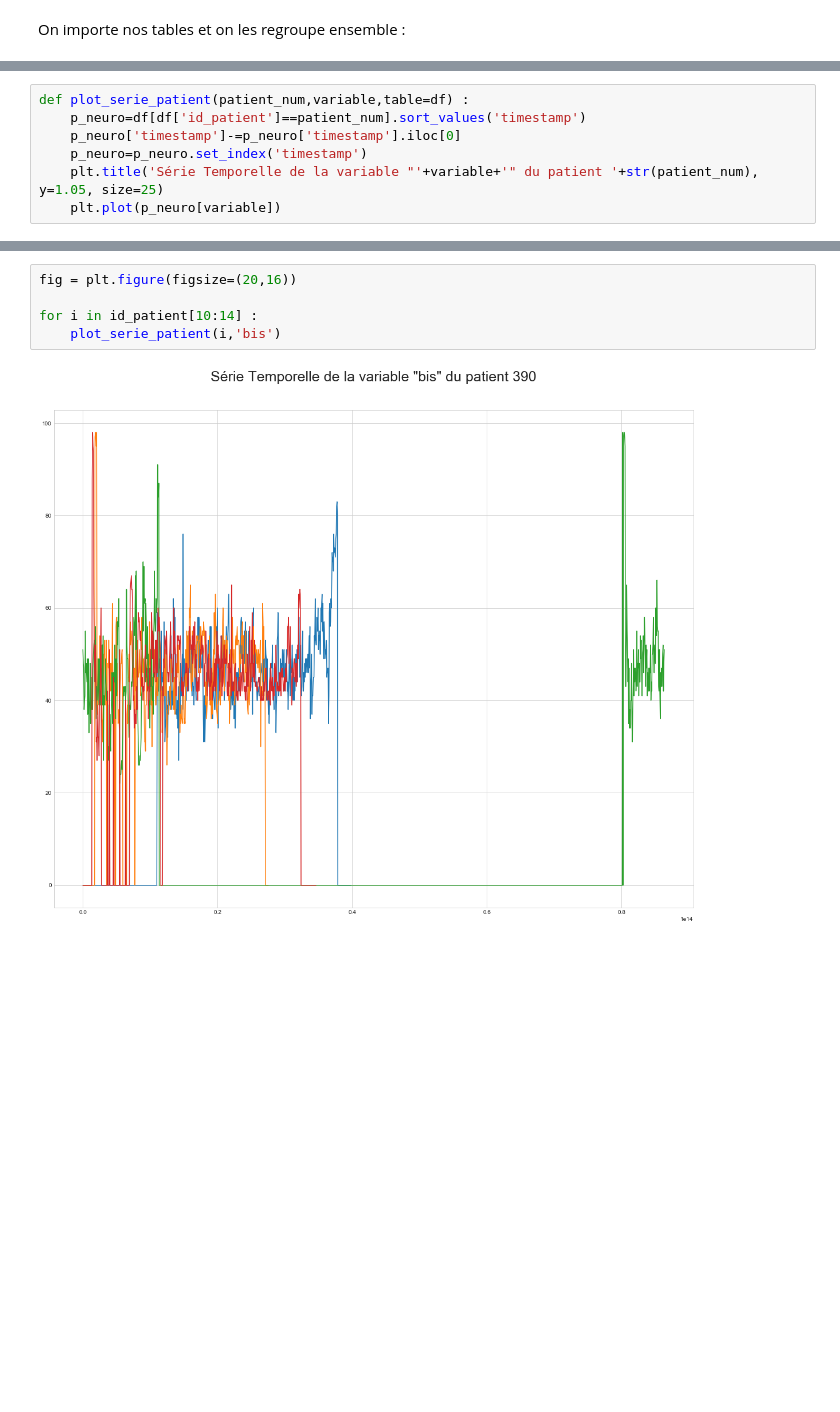
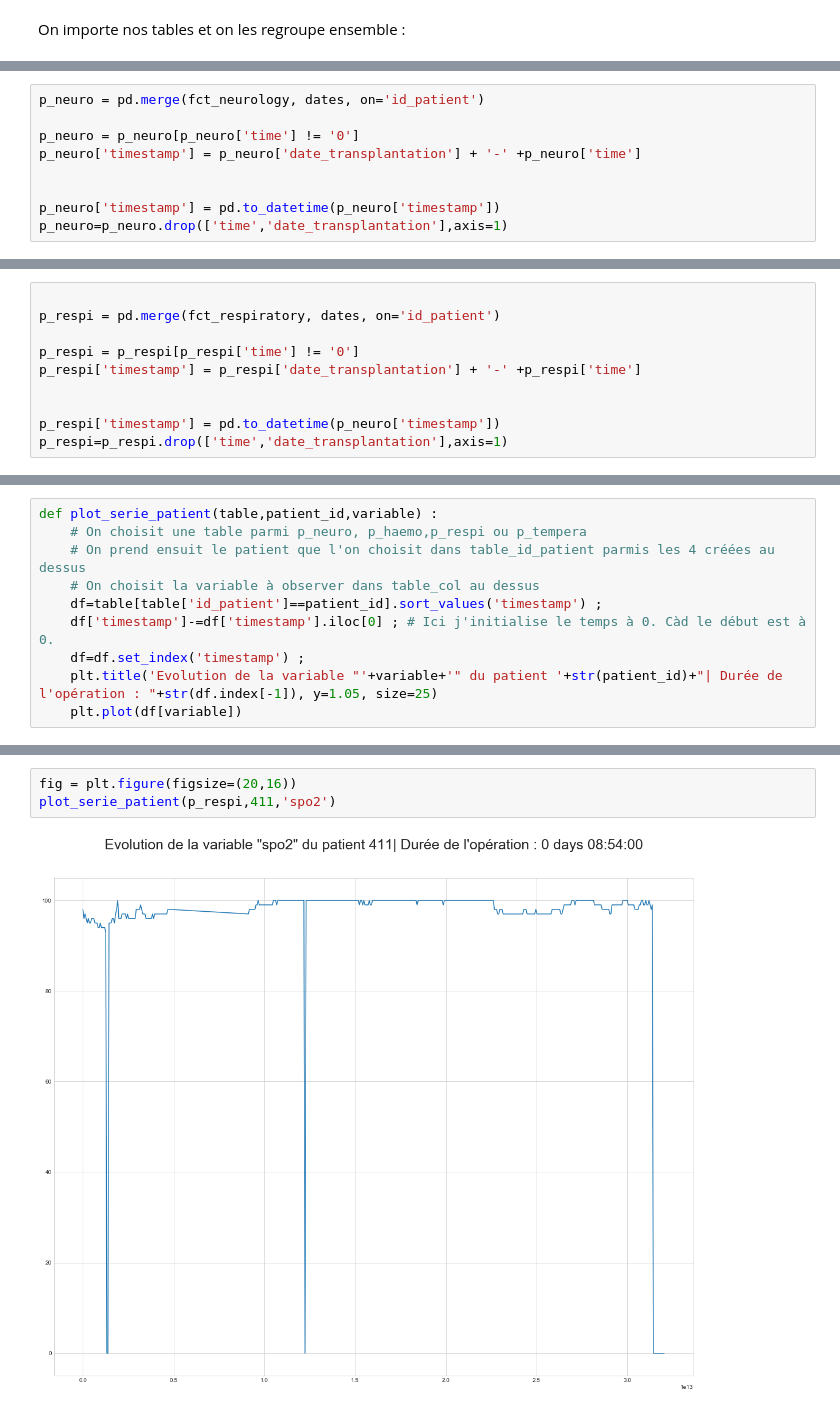
Before and after one commit to dataforgoodfr/batch_5_transplant, a Jupyter notebook: etudes_pierre/Séries Temps/Début Séries Temps.ipynb, the cells around one changed output, grey strips where cells are left out. Cells and saved outputs as stored; diff of their text form; blank space fills up the shorter version.

Commit message:
Nouveau jupyter sur visu time series

```diff
--- a/etudes_pierre/Séries Temps/Début Séries Temps.ipynb
+++ b/etudes_pierre/Séries Temps/Début Séries Temps.ipynb
@@ -55,0 +36,9 @@ array([381, 384, 372, 377, 370, 389, 388, 383, 373, 375, 382, 368, 371,
+# %%
+p_neuro = pd.merge(fct_neurology, dates, on='id_patient')
+
+p_neuro = p_neuro[p_neuro['time'] != '0']
+p_neuro['timestamp'] = p_neuro['date_transplantation'] + '-' +p_neuro['time']
+
+
+p_neuro['timestamp'] = pd.to_datetime(p_neuro['timestamp'])
+p_neuro=p_neuro.drop(['time','date_transplantation'],axis=1)
@@ -55,0 +54,10 @@ array([381, 384, 372, 377, 370, 389, 388, 383, 373, 375, 382, 368, 371,
+# %%
+
+p_respi = pd.merge(fct_respiratory, dates, on='id_patient')
+
+p_respi = p_respi[p_respi['time'] != '0']
+p_respi['timestamp'] = p_respi['date_transplantation'] + '-' +p_respi['time']
+
+
+p_respi['timestamp'] = pd.to_datetime(p_neuro['timestamp'])
+p_respi=p_respi.drop(['time','date_transplantation'],axis=1)
@@ -58,7 +85,10 @@ Je veux faire une fonction qui automatise le plot des séries temps
-# %%
-def plot_serie_patient(patient_num,variable,table=df) :
-    p_neuro=df[df['id_patient']==patient_num].sort_values('timestamp')
-    p_neuro['timestamp']-=p_neuro['timestamp'].iloc[0]
-    p_neuro=p_neuro.set_index('timestamp')
-    plt.title('Série Temporelle de la variable "'+variable+'" du patient '+str(patient_num), y=1.05, size=25)
-    plt.plot(p_neuro[variable])
+# %%
+def plot_serie_patient(table,patient_id,variable) :
+    # On choisit une table parmi p_neuro, p_haemo,p_respi ou p_tempera
+    # On prend ensuit le patient que l'on choisit dans table_id_patient parmis les 4 créées au dessus
+    # On choisit la variable à observer dans table_col au dessus
+    df=table[table['id_patient']==patient_id].sort_values('timestamp') ;
+    df['timestamp']-=df['timestamp'].iloc[0] ; # Ici j'initialise le temps à 0. Càd le début est à 0.
+    df=df.set_index('timestamp') ;
+    plt.title('Evolution de la variable "'+variable+'" du patient '+str(patient_id)+"| Durée de l'opération : "+str(df.index[-1]), y=1.05, size=25)
+    plt.plot(df[variable])
@@ -70,7 +137,5 @@ plot_serie_patient(381,'bis')
 # %%
 fig = plt.figure(figsize=(20,16))
-
-for i in id_patient[10:14] :
-    plot_serie_patient(i,'bis')
+plot_serie_patient(p_respi,411,'spo2')
 # %% [output]
-[figure, old version]
+[figure, new version]
```
Also changed, not shown: parts of 20 cells of this notebook, 3 other files.
